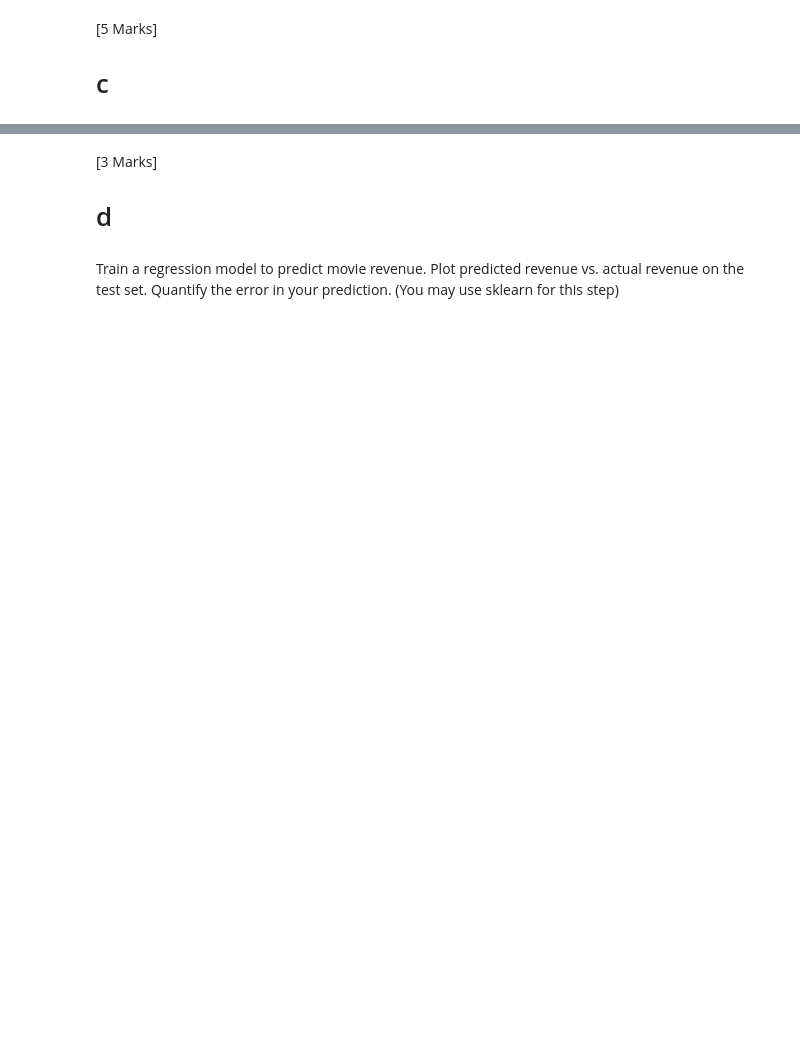
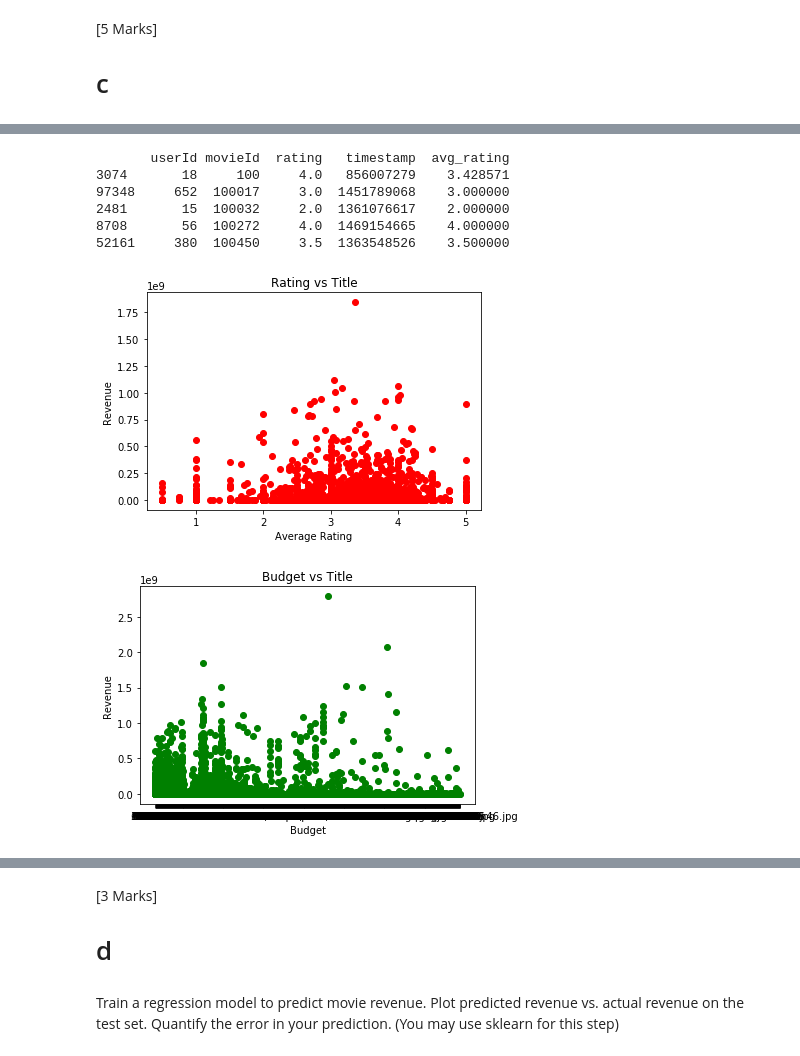
Before and after one commit to AndrewBenson98/CPS803AI, a Jupyter notebook: A1.ipynb, the cells around one changed output, grey strips where cells are left out. Cells and saved outputs as stored; diff of their text form; code cells hidden in the pictures; blank space fills up the shorter version.

```diff
--- a/A1.ipynb
+++ b/A1.ipynb
@@ -141,0 +232,69 @@ meta_data.head()
+# %%
+#PART II
+
+#Reduce ratings because it has too many
+
+ratings_data = ratings_small
+movie_data = meta_data
+
+
+#Set up ratings to have the average rating for each movie ID
+ratings_data['avg_rating'] = ratings_data.groupby(['movieId'])['rating'].transform('mean')
+ratings_data.drop_duplicates(subset= 'movieId',inplace =True)
+# print(ratings_small.head())
+# print(ratings_small.shape)
+#Make Ratings ID the same data type at meta_data id
+ratings_data['movieId']= ratings_data['movieId'].astype(str)
+
+
+#Set up meta_data to have only the same movies as ratings
+
+#Remove duplicate ID rows
+movie_data.drop_duplicates(subset = 'id',inplace = True)
+
+#Reduce both data sets to contain only common ID rows
+movie_data = movie_data[movie_data['id'].isin(ratings_data['movieId'])]
+ratings_data = ratings_data[ratings_data['movieId'].isin(movie_data['id'])]
+
+
+#print(type(movie_data))
+
+#Sort the datasets
+movie_data.sort_values(by = 'id', inplace = True)
+ratings_data.sort_values(by = 'movieId',inplace = True)
+
+#Check to see if they are the same size
+# print(movie_data.shape)
+# print(ratings_data.shape)
+
+# ratings_data.movieId.to_csv('ratings_test.csv')
+# movie_data.id.to_csv('movie_test.csv')
+
+print(ratings_data.head())
+
+#Show revenue vs rating
+
+#NOTE RE-RUN ALL ABOVE CODE TO VIEW SCATTER PLOT. RUNNING THIS BLOCK TWICE IN A ROW CHANGES THE GRAPHS
+plt.scatter(ratings_data.avg_rating,movie_data.revenue,color = 'red')
+plt.xlabel("Average Rating")
+plt.ylabel("Revenue")
+plt.title("Rating vs Title")
+plt.show()
+
+# plt.scatter(ratings_data.rating,movie_data.revenue,color = 'blue')
+# plt.show()
+
+plt.scatter(meta_data.budget, meta_data.revenue,color = 'green')
+plt.xlabel("Budget")
+plt.ylabel("Revenue")
+plt.title("Budget vs Title")
+plt.show()
+# %% [output]
+       userId movieId  rating   timestamp  avg_rating
+3074       18     100     4.0   856007279    3.428571
+97348     652  100017     3.0  1451789068    3.000000
+2481       15  100032     2.0  1361076617    2.000000
+8708       56  100272     4.0  1469154665    4.000000
+52161     380  100450     3.5  1363548526    3.500000
+[figure, added]
+[figure, added]
```
Also changed, not shown: parts of 12 cells of this notebook.
